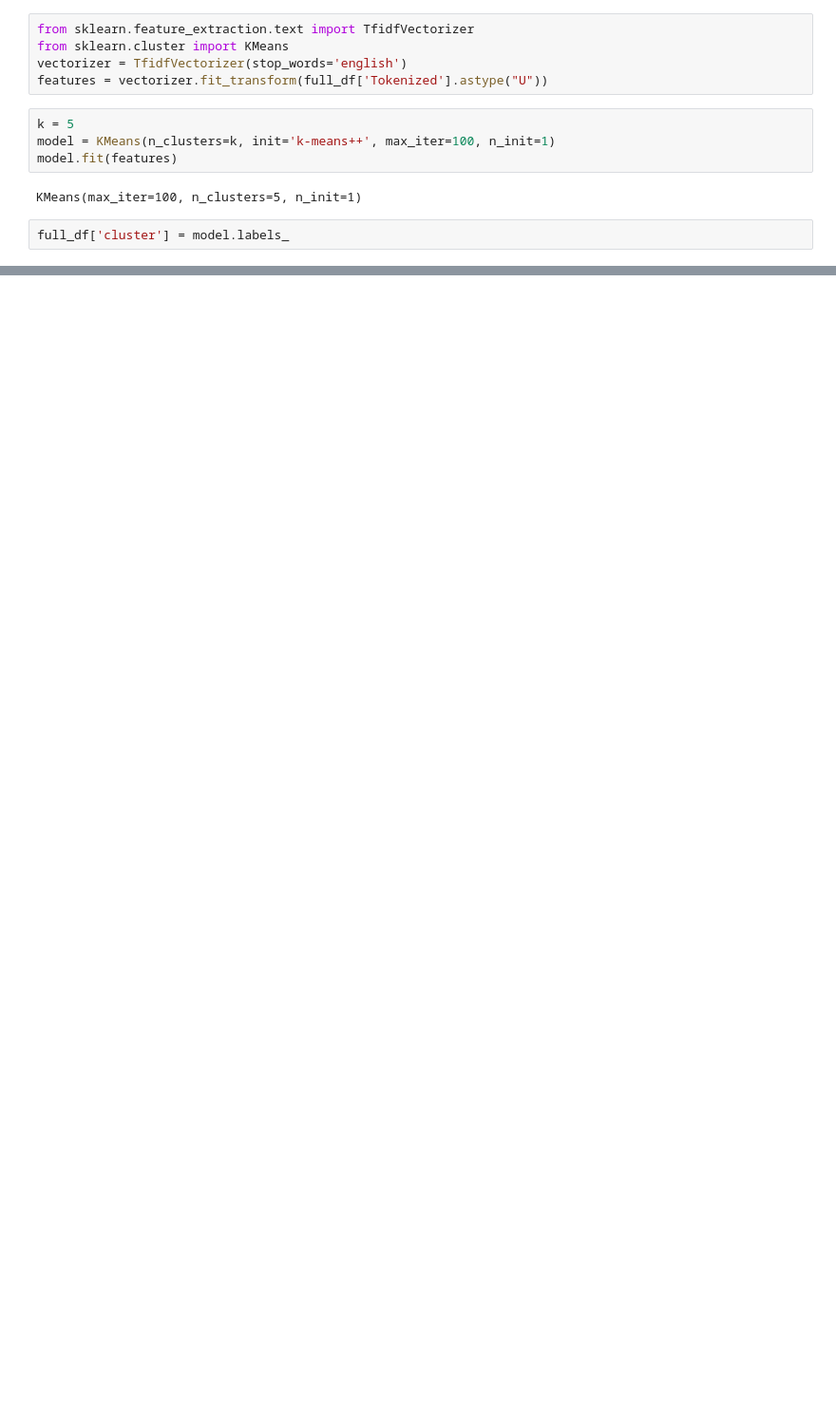
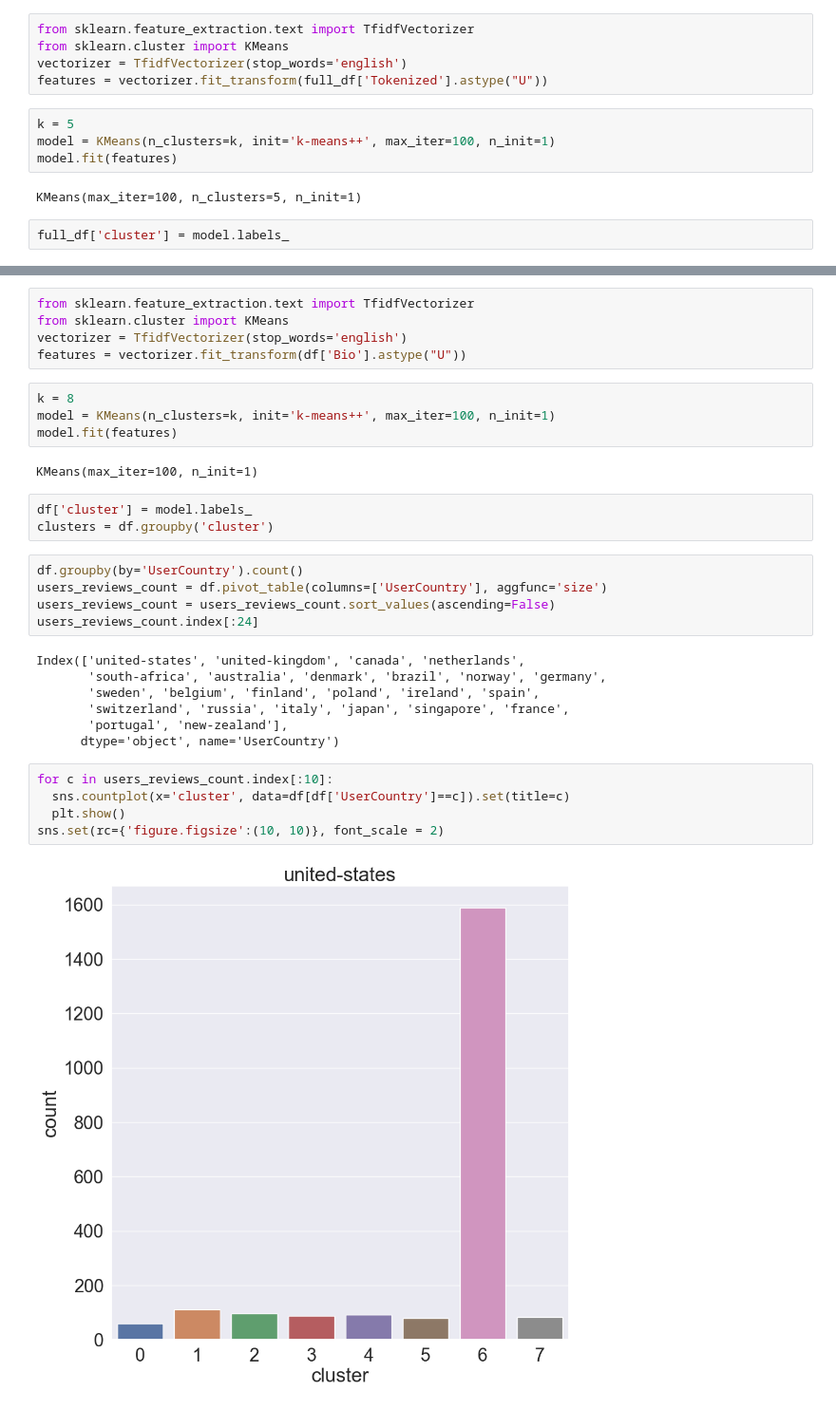
Before and after one commit to AndreaCamilloni/DM2583-project, a Jupyter notebook: notebook.ipynb, the cells around one changed output, grey strips where cells are left out. Shown at 95% size. Saved outputs shown, nothing was run; the diff lists cells and outputs as text; blank space fills up the shorter version.

```diff
--- a/notebook.ipynb
+++ b/notebook.ipynb
@@ -377,0 +334,33 @@ X_test_it
+# %%
+from sklearn.feature_extraction.text import TfidfVectorizer
+from sklearn.cluster import KMeans
+vectorizer = TfidfVectorizer(stop_words='english')
+features = vectorizer.fit_transform(df['Bio'].astype("U"))
+# %%
+k = 8
+model = KMeans(n_clusters=k, init='k-means++', max_iter=100, n_init=1)
+model.fit(features)
+# %% [output]
+KMeans(max_iter=100, n_init=1)
+# %%
+df['cluster'] = model.labels_
+clusters = df.groupby('cluster')
+# %%
+df.groupby(by='UserCountry').count()
+users_reviews_count = df.pivot_table(columns=['UserCountry'], aggfunc='size')
+users_reviews_count = users_reviews_count.sort_values(ascending=False)
+users_reviews_count.index[:24]
+# %% [output]
+Index(['united-states', 'united-kingdom', 'canada', 'netherlands',
+       'south-africa', 'australia', 'denmark', 'brazil', 'norway', 'germany',
+       'sweden', 'belgium', 'finland', 'poland', 'ireland', 'spain',
+       'switzerland', 'russia', 'italy', 'japan', 'singapore', 'france',
+       'portugal', 'new-zealand'],
+      dtype='object', name='UserCountry')
+# %%
+for c in users_reviews_count.index[:10]:
+  sns.countplot(x='cluster', data=df[df['UserCountry']==c]).set(title=c)
+  plt.show()
+sns.set(rc={'figure.figsize':(10, 10)}, font_scale = 2)
+# %% [output]
+[figure, added]
```
Also changed, not shown: parts of 54 cells of this notebook.
